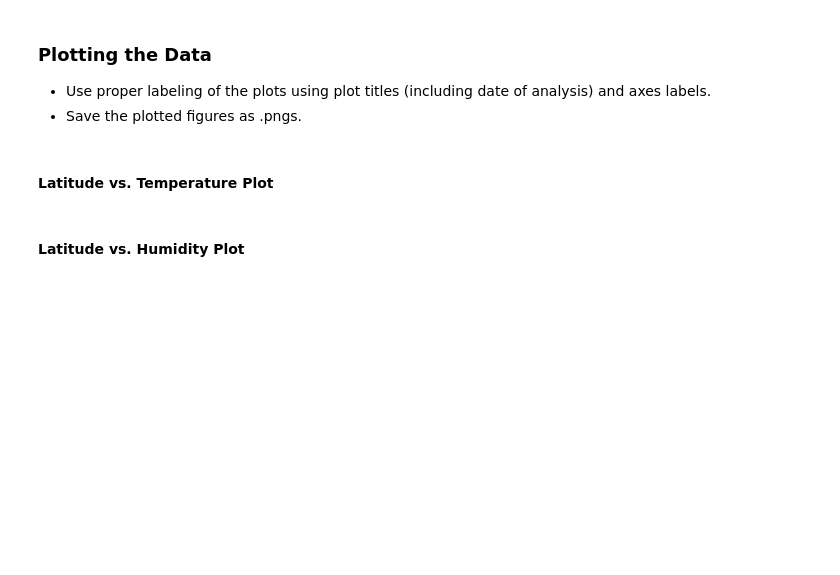
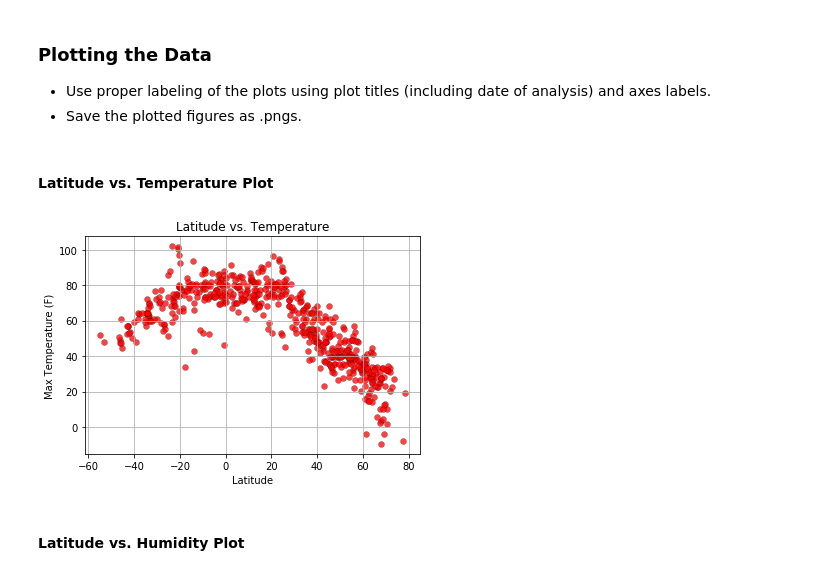
Before and after one commit to AsajjV/WeatherPy, a Jupyter notebook: WeatherPy.ipynb, the cells around one changed output. Drawn from its saved outputs; the diff is of its cells as text; code cells hidden in the pictures; blank space fills up the shorter version.

```diff
--- a/WeatherPy.ipynb
+++ b/WeatherPy.ipynb
@@ -41,8 +37,8 @@ lat_lngs = []
 cities = []
 
 # Create a set of random lat and lng combinations
-lats = np.random.uniform(low=-90.000, high=90.000, size=5)
-lngs = np.random.uniform(low=-180.000, high=180.000, size=5)
+lats = np.random.uniform(low=-90.000, high=90.000, size=1500)
+lngs = np.random.uniform(low=-180.000, high=180.000, size=1500)
 lat_lngs = zip(lats, lngs)
 
 # Identify nearest city for each lat, lng combination
@@ -68,6 +64,7 @@ country = []
 date = []
 humidity = []
 longitude = []
+city_name = []
 # %% [markdown]
 ### Perform API Calls
 * Perform a weather check on each city using a series of successive API calls.
@@ -82,7 +79,7 @@ print("Beginning data retrieval")
 print("-----------------------------")
 for city in cities:
     try:
-        response = requests.get(query_url + city).json()
+        response = requests.get(query_url + city + "&units=Imperial").json()
         time.sleep(1.1)
         print(f"Processing record {n} of {city_count}: {city}.")
         n=n+1
@@ -95,9 +92,9 @@ for city in cities:
         country.append(response['sys']['country'])
         date.append(response['dt'])
         humidity.append(response['main']['humidity'])
+        city_name.append(response['name'])
 
     except KeyError: print("City cannot be found...")
-response
 # %% [output]
 Beginning data retrieval
 -----------------------------
@@ -164,5 +161,16 @@ weather_df
 * Save the plotted figures as .pngs.
 # %% [markdown]
 #### Latitude vs. Temperature Plot
+# %%
+plt.scatter(latitude, temperature, marker = "o", facecolors = "red", edgecolors = "black",
+                    linewidths = .25, alpha = .75)
+
+# graph properties
+plt.title("Latitude vs. Temperature")
+plt.xlabel("Latitude")
+plt.ylabel("Max Temperature (F)")
+plt.grid()
+# %% [output]
+[figure, added]
 # %% [markdown]
 #### Latitude vs. Humidity Plot
```
Also changed, not shown: parts of 11 cells of this notebook, 1 other file.
